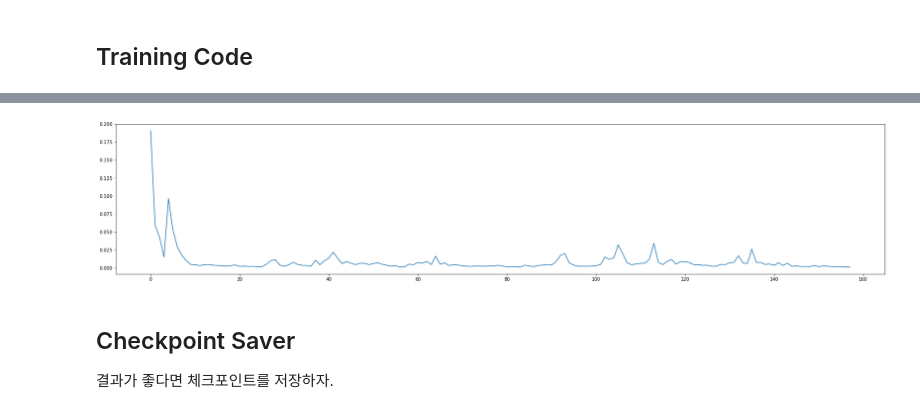
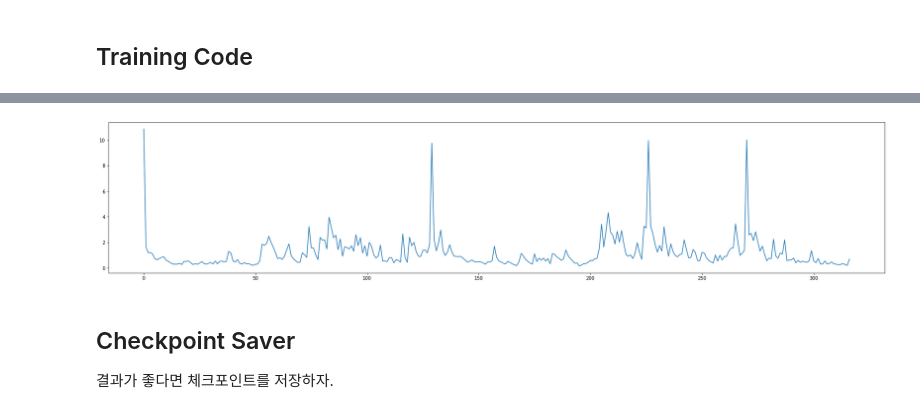
Before and after one commit to Kicory/ML_StockPJ, a Jupyter notebook: Notebook/Season2/TheGrandPredictor.ipynb, the cells around one changed output, grey strips where cells are left out. Saved outputs shown, nothing was run; the diff lists cells and outputs as text; code cells hidden in the pictures.

```diff
--- a/Notebook/Season2/TheGrandPredictor.ipynb
+++ b/Notebook/Season2/TheGrandPredictor.ipynb
@@ -74,7 +76,7 @@ HiddenSize_1 = 16
 DropoutRate = 0.5
 HiddenSize_2 = 16
 
-BatchSize = 32
+BatchSize = 16
 
 GivenCnt = 12
 PredictCnt = 3
@@ -90,10 +92,9 @@ DATA = pd.read_csv(DATA_PATH, engine='c', usecols=UsingCols)
 # %%
 TRAIN_DF, TEST_DF = skms.train_test_split(DATA, train_size=0.8, test_size=0.2, shuffle=False)
 print('Train :', len(TRAIN_DF), '\nTest :', len(TEST_DF))
-scaler_train = skpp.MinMaxScaler(feature_range=(0, 1))
-scaler_test = skpp.MinMaxScaler(feature_range=(0, 1))
-TRAIN = scaler_train.fit_transform(TRAIN_DF.to_numpy())
-TEST = scaler_test.fit_transform(TEST_DF.to_numpy())
+scaler = skpp.MinMaxScaler(feature_range=(0, 1))
+TRAIN = scaler.fit_transform(TRAIN_DF.to_numpy())
+TEST = scaler.transform(TEST_DF.to_numpy())
 # %% [output]
 Train : 5098
 Test : 1275
@@ -162,7 +166,7 @@ def makeBatches(givens, predicts, b_size):
 
   unitPointer = 0
 
-  while unitsLeft > b_size:
+  while unitsLeft >= b_size:
     retBatchGivens = givens[unitPointer : unitPointer + b_size]
     retBatchPredicts = predicts[unitPointer : unitPointer + b_size]
 
@@ -223,7 +227,7 @@ class GrandPredictor(nn.Module):
 
   def forward(self, givens, predictCnt):
     givens = givens.to(device)
-    batchSize = givens.shape[1]
+
     h, c = None, None
 
     for G in givens:
@@ -283,9 +287,9 @@ prices = []
 
 givenSets, trueSets = makeInputUnits(TRAIN, GivenCnt, PredictCnt)
 
+predictor.train()
 it = 0
-for epoch in range(maxEpoch):
-  predictor.train()
+for epoch in tqdm_notebook(range(maxEpoch)):
   batchIter = makeBatches(givenSets, trueSets, BatchSize)
 
   for bat in batchIter:
@@ -295,12 +299,12 @@ for epoch in range(maxEpoch):
 
     predictedData = predictor(givenData, PredictCnt)
 
-    loss = F.mse_loss(trueData, predictedData)
+    loss = F.mse_loss(predictedData, trueData, reduction='sum')
 
     optimizer.zero_grad()
     loss.backward()
+    optimizer.step()
     losses.append(loss.item())
-    optimizer.step()
 
 plt.figure(figsize=(30, 6))
 plt.plot(losses, label='train loss')
@@ -310,4 +315,4 @@ plt.show()
-[figure, old version]
+[figure, new version]
 # %% [markdown]
 ## Checkpoint Saver
 결과가 좋다면 체크포인트를 저장하자.
```
Also changed, not shown: parts of 8 cells of this notebook.
